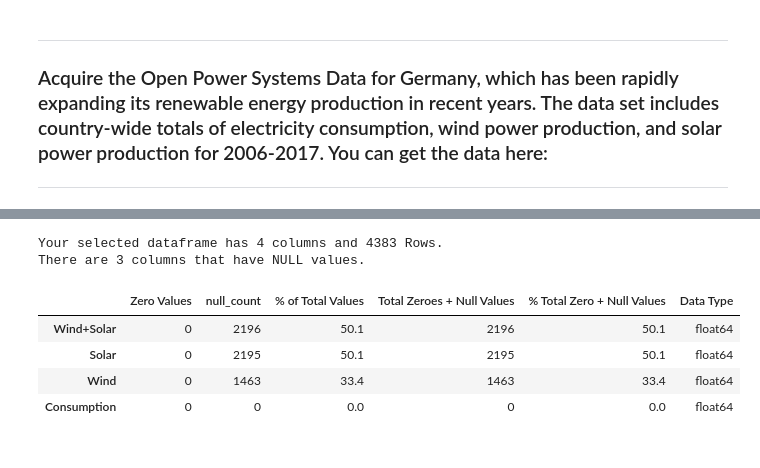
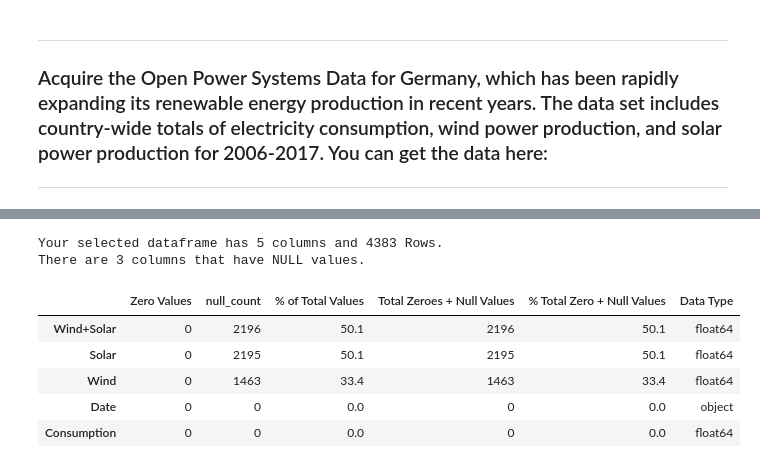
Before and after one commit to DBerchelmann/time-series-exercises, a Jupyter notebook: acquire.ipynb, the cells around one changed output, grey strips where cells are left out. Drawn from its saved outputs; the diff is of its cells as text; code cells hidden in the pictures.

```diff
--- a/acquire.ipynb
+++ b/acquire.ipynb
@@ -220,0 +210,18 @@ wind_energy.tail()
+# %%
+def pull_csv(url):
+
+    '''
+    This function pulls a .csv from a specified URL and returns a dataframe.
+    '''
+
+
+    req = requests.get(url)
+    data = StringIO(req.text)
+    df = pd.read_csv(data)
+    df = pd.DataFrame(df)
+
+    return df
+# %%
+german_energy = pull_csv("https://raw.githubusercontent.com/jenfly/opsd/master/opsd_germany_daily.csv")
+
+german_energy.tail()
@@ -245,12 +259,13 @@ def missing_zero_values_table(df):
 
     return mz_table
 # %%
-missing_zero_values_table(wind_energy)
+missing_zero_values_table(german_energy)
 # %% [output]
-Your selected dataframe has 4 columns and 4383 Rows.
+Your selected dataframe has 5 columns and 4383 Rows.
 There are 3 columns that have NULL values.
 |  | Zero Values | null_count | % of Total Values | Total Zeroes + Null Values | % Total Zero + Null Values | Data Type |
 | Wind+Solar | 0 | 2196 | 50.1 | 2196 | 50.1 | float64 |
 | Solar | 0 | 2195 | 50.1 | 2195 | 50.1 | float64 |
 | Wind | 0 | 1463 | 33.4 | 1463 | 33.4 | float64 |
+| Date | 0 | 0 | 0.0 | 0 | 0.0 | object |
 | Consumption | 0 | 0 | 0.0 | 0 | 0.0 | float64 |
```
Also changed, not shown: parts of 3 cells of this notebook, 1 other file.
